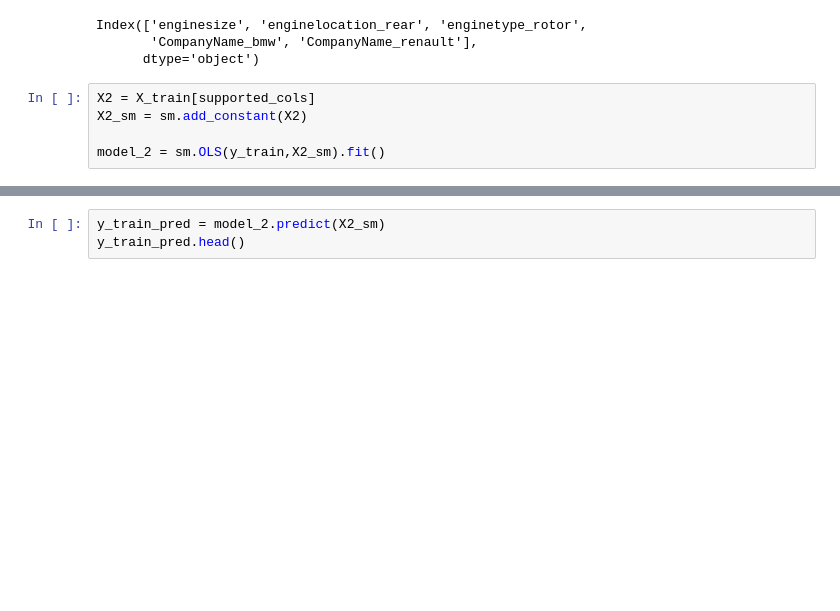
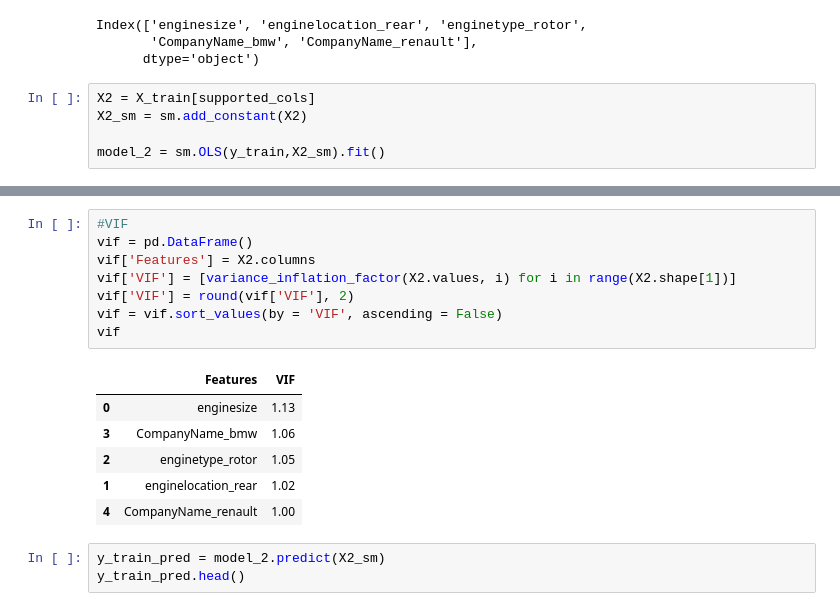
Before and after one commit to RashmitVartak/DAV, a Jupyter notebook: DAV_Exp3_63.ipynb, the cells around one changed output, grey strips where cells are left out. Saved outputs shown, nothing was run; the diff lists cells and outputs as text; blank space fills up the shorter version.

```diff
--- a/DAV_Exp3_63.ipynb
+++ b/DAV_Exp3_63.ipynb
@@ -627,6 +663,21 @@ Covariance Type:            nonrobust
 
 Notes:
 [1] Standard Errors assume that the covariance matrix of the errors is correctly specified.
+# %%
+#VIF
+vif = pd.DataFrame()
+vif['Features'] = X2.columns
+vif['VIF'] = [variance_inflation_factor(X2.values, i) for i in range(X2.shape[1])]
+vif['VIF'] = round(vif['VIF'], 2)
+vif = vif.sort_values(by = 'VIF', ascending = False)
+vif
+# %% [output]
+|  | Features | VIF |
+| 0 | enginesize | 1.13 |
+| 3 | CompanyName_bmw | 1.06 |
+| 2 | enginetype_rotor | 1.05 |
+| 1 | enginelocation_rear | 1.02 |
+| 4 | CompanyName_renault | 1.00 |
 # %%
 y_train_pred = model_2.predict(X2_sm)
 y_train_pred.head()
```
Also changed, not shown: parts of 15 cells of this notebook.
